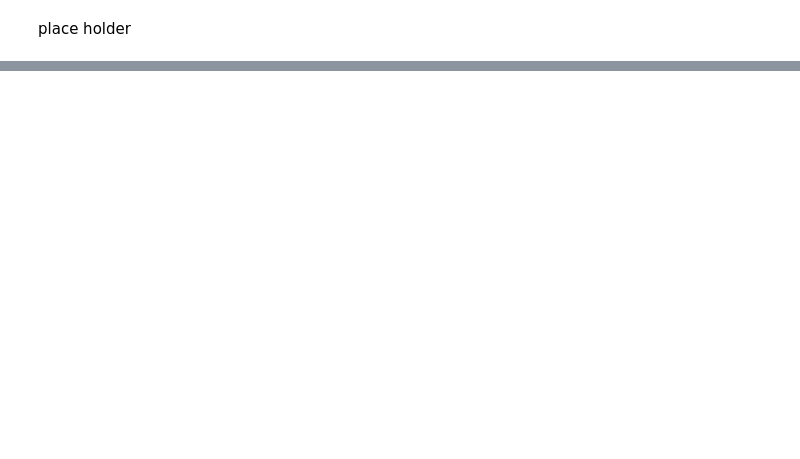
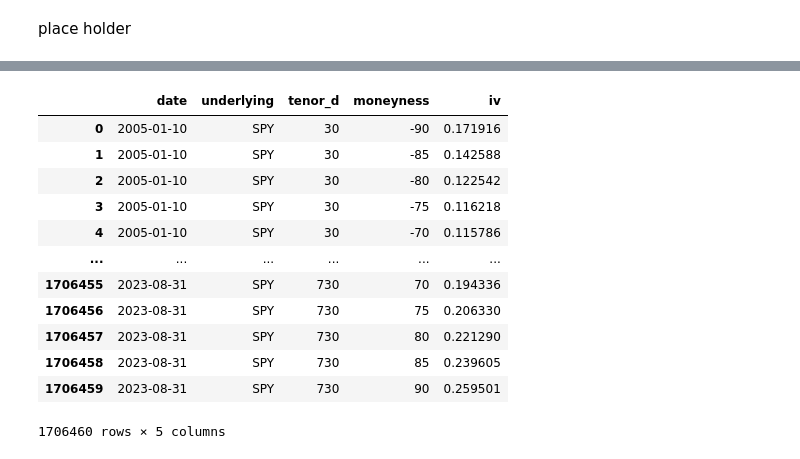
Before and after one commit to tlucius16/deep-hedging-rl, a Jupyter notebook: notebooks/01_data_exploration.ipynb, the cells around one changed output, grey strips where cells are left out. Drawn from its saved outputs; the diff is of its cells as text; code cells hidden in the pictures; blank space fills up the shorter version.

```diff
--- a/notebooks/01_data_exploration.ipynb
+++ b/notebooks/01_data_exploration.ipynb
@@ -24,0 +130,16 @@ ModuleNotFoundError: No module named 'data_pipeline'
+# %%
+surf_spy
+# %% [output]
+|  | date | underlying | tenor_d | moneyness | iv |
+| 0 | 2005-01-10 | SPY | 30 | -90 | 0.171916 |
+| 1 | 2005-01-10 | SPY | 30 | -85 | 0.142588 |
+| 2 | 2005-01-10 | SPY | 30 | -80 | 0.122542 |
+| 3 | 2005-01-10 | SPY | 30 | -75 | 0.116218 |
+| 4 | 2005-01-10 | SPY | 30 | -70 | 0.115786 |
+| ... | ... | ... | ... | ... | ... |
+| 1706455 | 2023-08-31 | SPY | 730 | 70 | 0.194336 |
+| 1706456 | 2023-08-31 | SPY | 730 | 75 | 0.206330 |
+| 1706457 | 2023-08-31 | SPY | 730 | 80 | 0.221290 |
+| 1706458 | 2023-08-31 | SPY | 730 | 85 | 0.239605 |
+| 1706459 | 2023-08-31 | SPY | 730 | 90 | 0.259501 |
+1706460 rows × 5 columns
```
Also changed, not shown: parts of 8 cells of this notebook, 14 other files.
